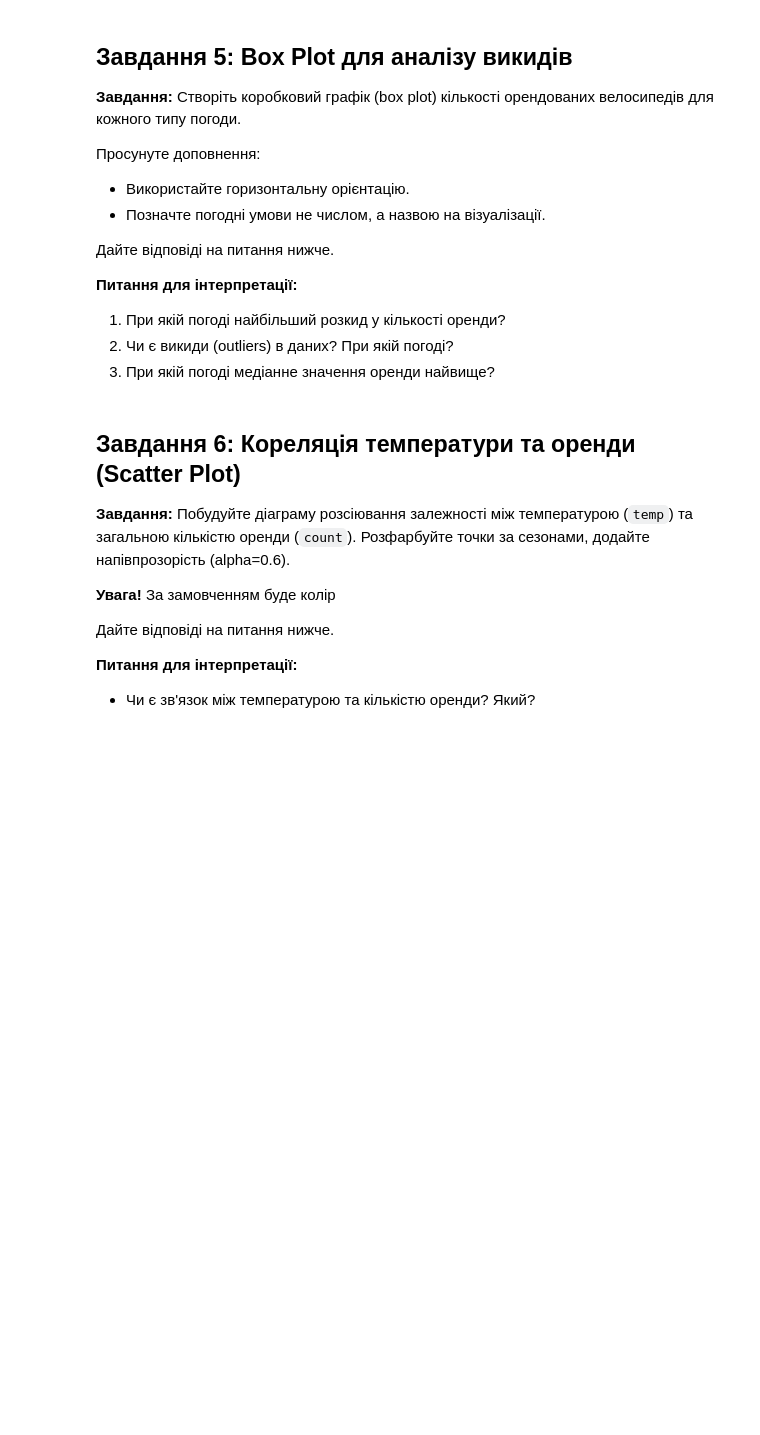
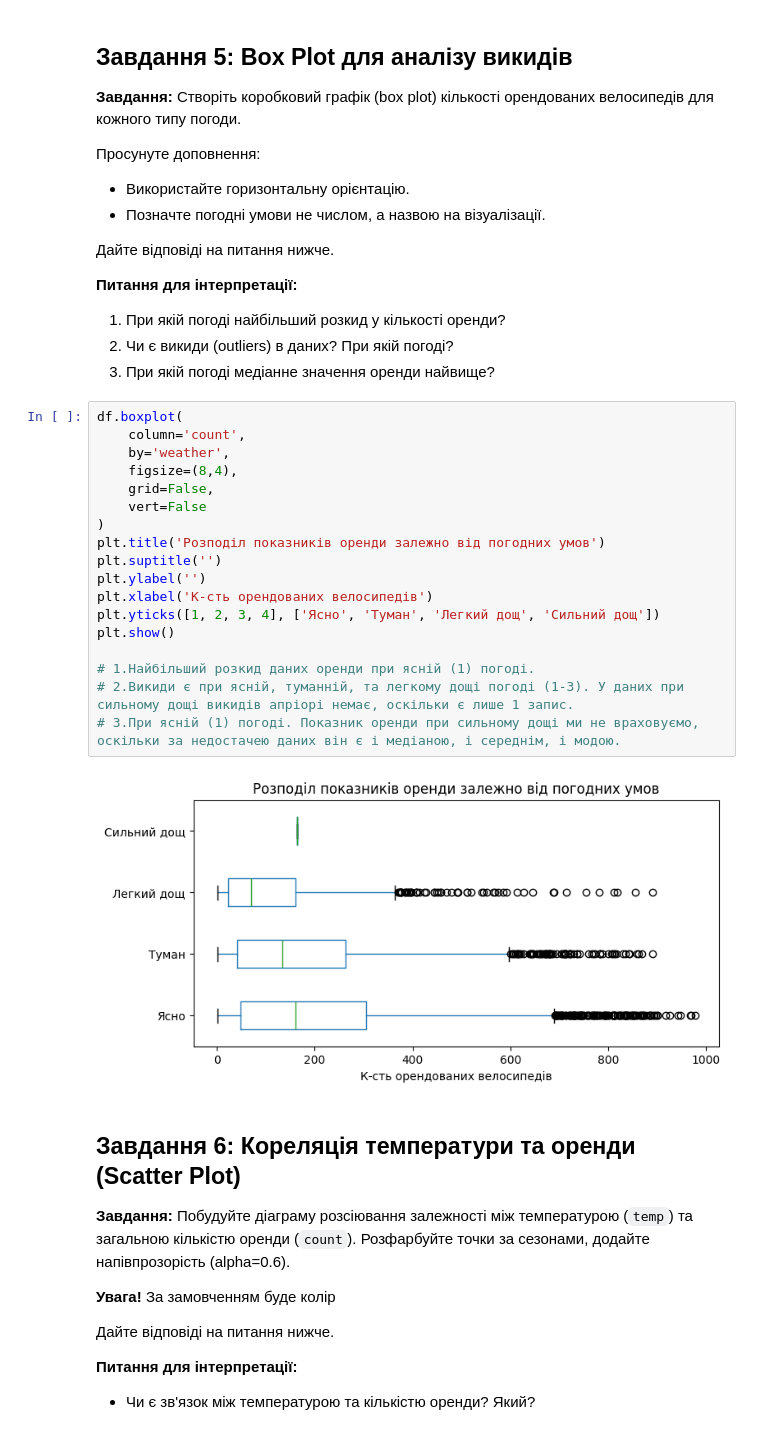
Before and after one commit to AnnaShtyn/python_for_hw_tasks, a Jupyter notebook: HW_Anna_Shtyn_11_1_Візуалізація_даних_з_Pandas_ipynb.ipynb, the cells around one changed output. Saved outputs shown, nothing was run; the diff lists cells and outputs as text; blank space fills up the shorter version.

```diff
--- a/HW_Anna_Shtyn_11_1_Візуалізація_даних_з_Pandas_ipynb.ipynb
+++ b/HW_Anna_Shtyn_11_1_Візуалізація_даних_з_Pandas_ipynb.ipynb
@@ -313,6 +314,26 @@ dtype: int64
 1. При якій погоді найбільший розкид у кількості оренди?
 2. Чи є викиди (outliers) в даних? При якій погоді?
 3. При якій погоді медіанне значення оренди найвище?
+# %%
+df.boxplot(
+    column='count',
+    by='weather',
+    figsize=(8,4),
+    grid=False,
+    vert=False
+)
+plt.title('Розподіл показників оренди залежно від погодних умов')
+plt.suptitle('')
+plt.ylabel('')
+plt.xlabel('К-сть орендованих велосипедів')
+plt.yticks([1, 2, 3, 4], ['Ясно', 'Туман', 'Легкий дощ', 'Сильний дощ'])
+plt.show()
+
+# 1.Найбільший розкид даних оренди при ясній (1) погоді.
+# 2.Викиди є при ясній, туманній, та легкому дощі погоді (1-3). У даних при сильному дощі викидів апріорі немає, оскільки є лише 1 запис.
+# 3.При ясній (1) погоді. Показник оренди при сильному дощі ми не враховуємо, оскільки за недостачею даних він є і медіаною, і середнім, і модою.
+# %% [output]
+[figure, added]
 # %% [markdown]
 ## Завдання 6: Кореляція температури та оренди (Scatter Plot)
 
```
Also changed, not shown: parts of 5 cells of this notebook.
